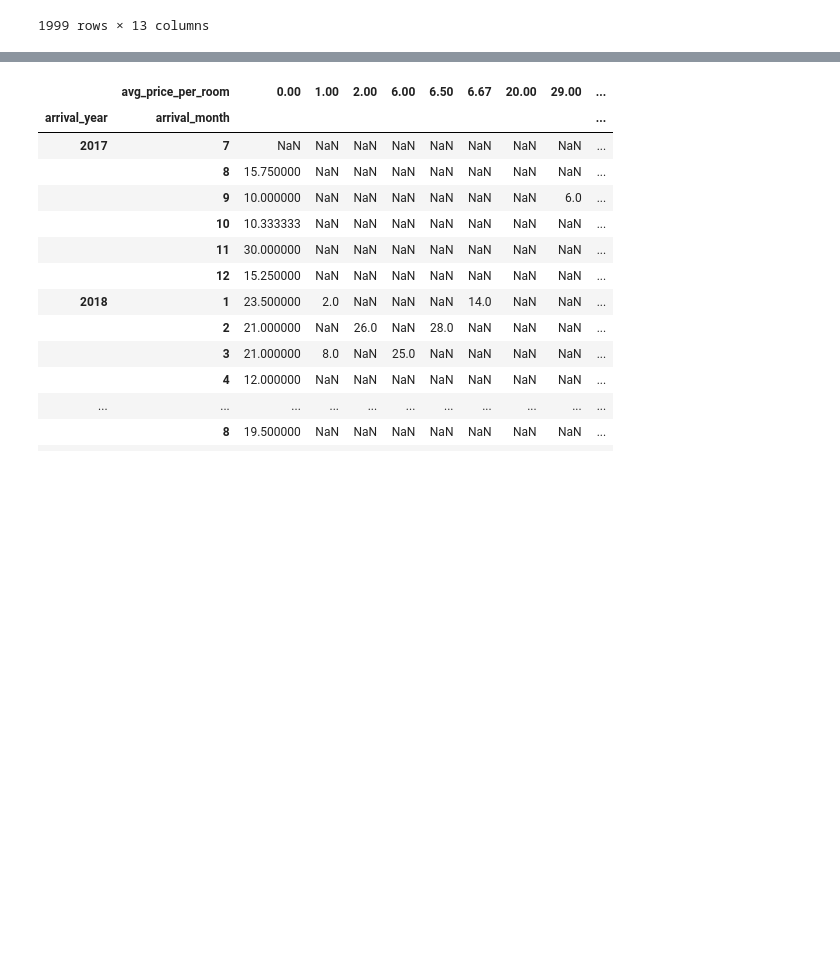
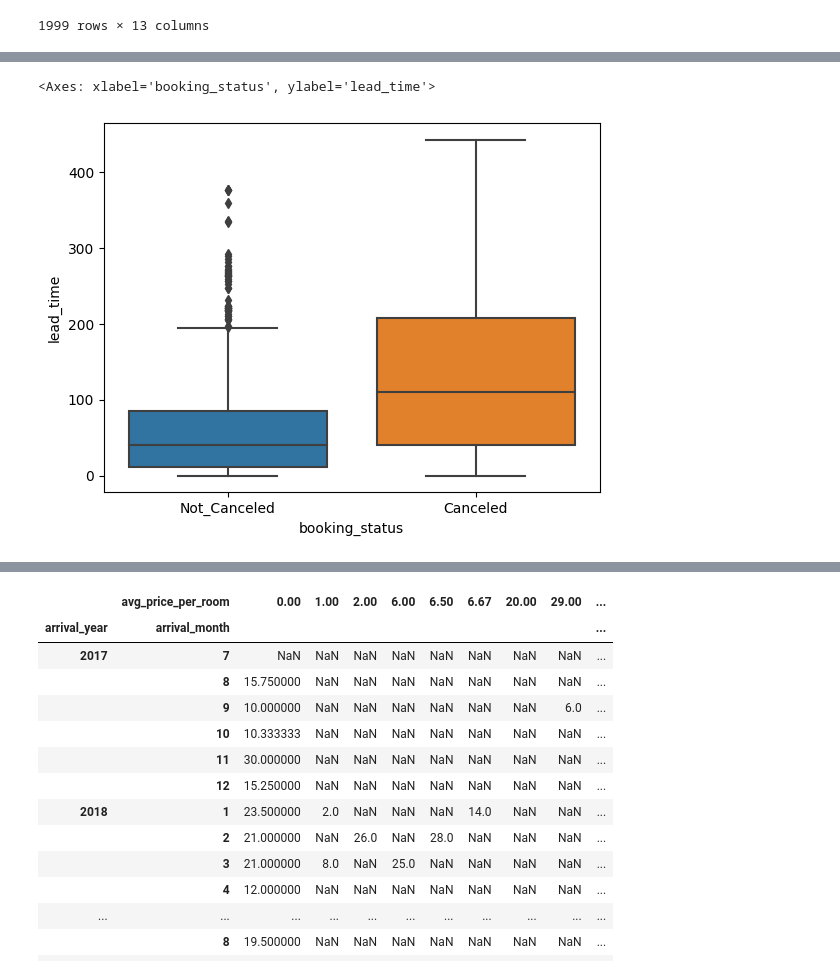
Before and after one commit to am5nj/Hotel-reservations-, a Jupyter notebook: hotel_reservtion.ipynb, the cells around one changed output, grey strips where cells are left out. Drawn from its saved outputs; the diff is of its cells as text; code cells hidden in the pictures; blank space fills up the shorter version.

```diff
--- a/hotel_reservtion.ipynb
+++ b/hotel_reservtion.ipynb
@@ -29,3 +45,8 @@ mydata
+# %%
+sns.boxplot(x="booking_status", y="lead_time", data=mydata)
+# %% [output]
+<Axes: xlabel='booking_status', ylabel='lead_time'>
+[figure, added]
 # %%
 sns.boxplot(x="market_segment_type", y="no_of_adults", data=mydata)
 
```
Also changed, not shown: parts of 7 cells of this notebook.
